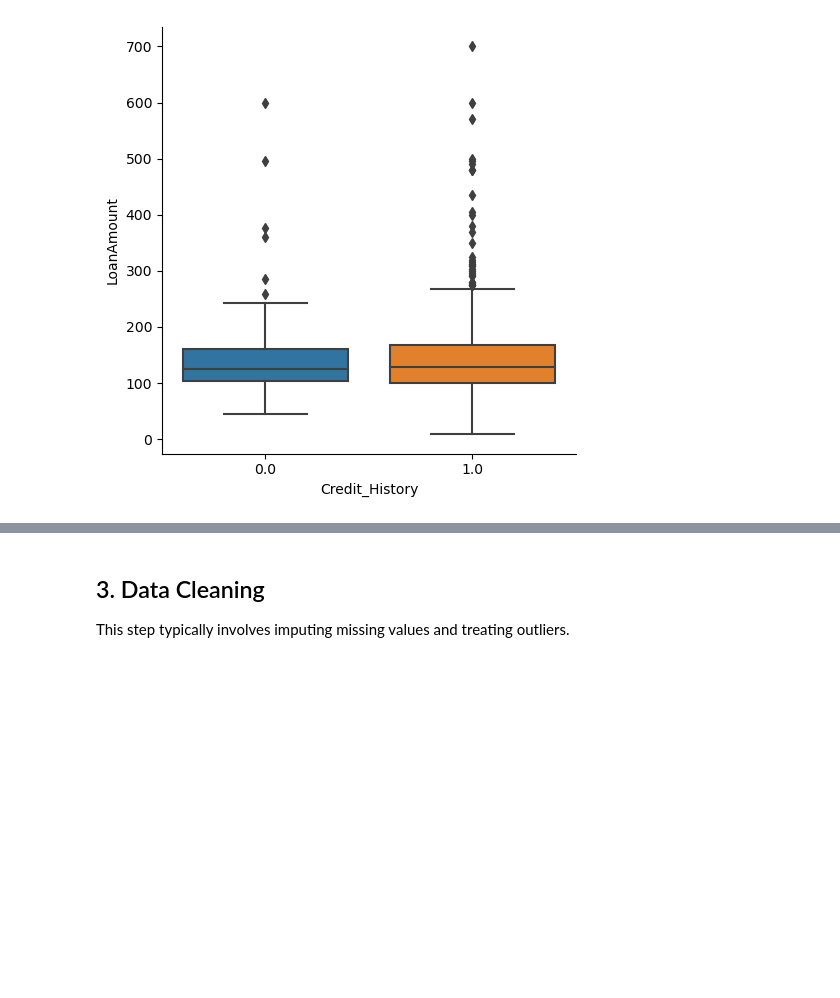
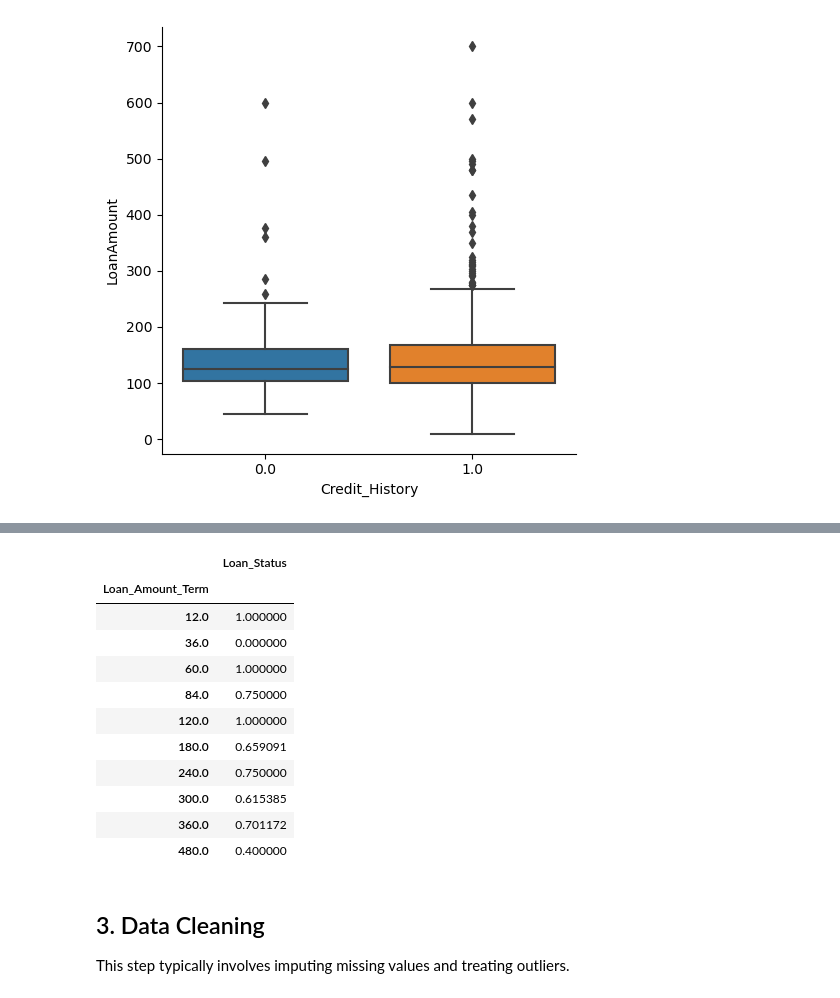
Before and after one commit to naqueattack/DeploymentProject, a Jupyter notebook: notebooks/instructions.ipynb, the cells around one changed output, grey strips where cells are left out. Cells and saved outputs as stored; diff of their text form; code cells hidden in the pictures; blank space fills up the shorter version.

```diff
--- a/notebooks/instructions.ipynb
+++ b/notebooks/instructions.ipynb
@@ -366,3 +398,19 @@ sns.catplot(data=df, x="Credit_History", y="LoanAmount", kind='box')
+# %%
+#Differences between genders income when married
+pd.DataFrame.pivot_table(df, values=['Loan_Status'], index=['Loan_Amount_Term'], aggfunc=np.mean)
+# %% [output]
+|  | Loan_Status |
+| Loan_Amount_Term |  |
+| 12.0 | 1.000000 |
+| 36.0 | 0.000000 |
+| 60.0 | 1.000000 |
+| 84.0 | 0.750000 |
+| 120.0 | 1.000000 |
+| 180.0 | 0.659091 |
+| 240.0 | 0.750000 |
+| 300.0 | 0.615385 |
+| 360.0 | 0.701172 |
+| 480.0 | 0.400000 |
 # %% [markdown]
 ## 3. Data Cleaning
 
```
Also changed, not shown: parts of 30 cells of this notebook.
